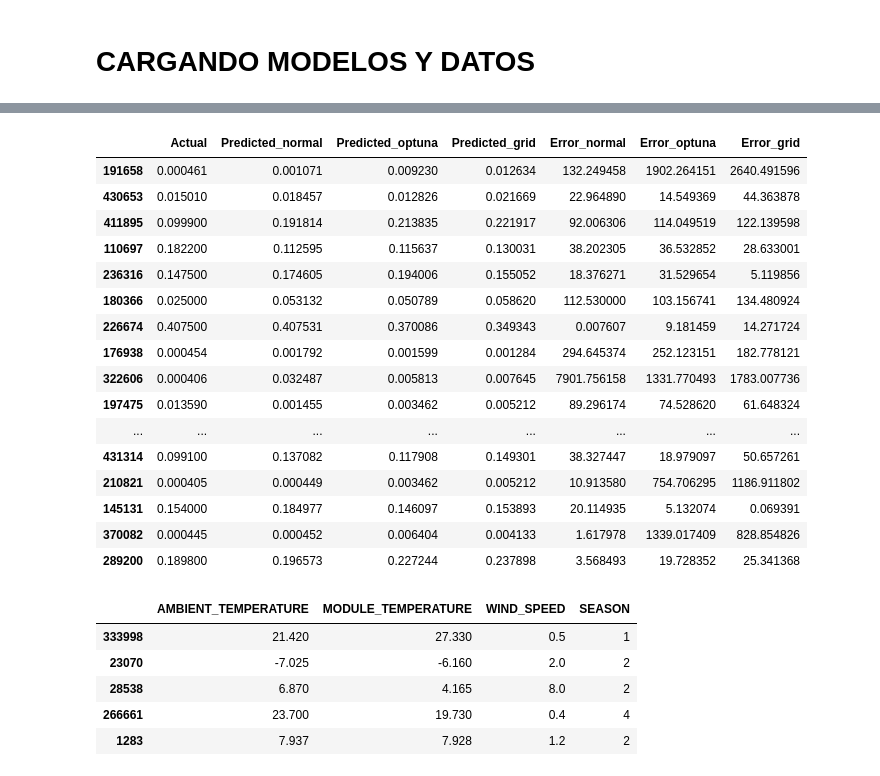
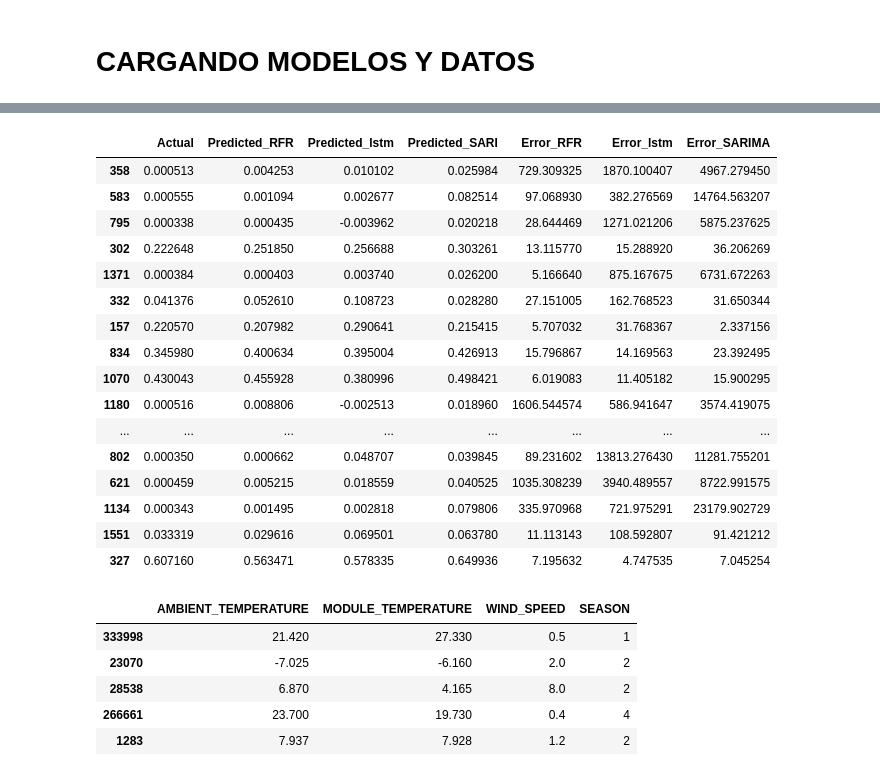
Before and after one commit to Mbenitez11/Prediccion-de-Irradiacion, a Jupyter notebook: notebooks/Visualizacion_de_Resultados.ipynb, the cells around one changed output, grey strips where cells are left out. Drawn from its saved outputs; the diff is of its cells as text; code cells hidden in the pictures.

```diff
--- a/notebooks/Visualizacion_de_Resultados.ipynb
+++ b/notebooks/Visualizacion_de_Resultados.ipynb
@@ -103,0 +353,2 @@ cross_checking.iloc[1000:1005]
+# %%
+test_base=test_base['IRRADIATION']
@@ -103,0 +372,2 @@ cross_checking.iloc[1000:1005]
+# %%
+pred_LSTM=preds_acts_with_dates['Predictions'].reset_index()
@@ -103,0 +389,3 @@ cross_checking.iloc[1000:1005]
+# %%
+predictionsSARI = SARIMA.predict(start=test.index[0], end=test.index[-1],
+                                            exog=test[['AMBIENT_TEMPERATURE', 'MODULE_TEMPERATURE',	'WIND_SPEED']])
@@ -103,0 +399,3 @@ cross_checking.iloc[1000:1005]
+# %%
+cross_checking = pd.DataFrame({'Actual' : test_base , 'Predicted_RFR' : prediction_rfr, 'Predicted_lstm' : pred_LSTM['Predictions'], 'Predicted_SARI' : predictionsSARI.values})
+cross_checking
@@ -104,63 +416,63 @@ cross_checking.iloc[1000:1005]
 # %%
 
 # Crear una columna de error con las condiciones especificadas
-cross_checking['Error_normal'] = np.where(
-    (cross_checking['Actual'] == 0) & (cross_checking['Actual'] - cross_checking['Predicted_normal'] == 0),
+cross_checking['Error_RFR'] = np.where(
+    (cross_checking['Actual'] == 0) & (cross_checking['Actual'] - cross_checking['Predicted_RFR'] == 0),
     0,
     np.where(
-        (cross_checking['Actual'] == 0) & (cross_checking['Actual'] - cross_checking['Predicted_normal'] != 0),
+        (cross_checking['Actual'] == 0) & (cross_checking['Actual'] - cross_checking['Predicted_RFR'] != 0),
         np.nan, # Reemplaza "Probablemente Apagado" con np.nan
-        abs(cross_checking['Actual'] - cross_checking['Predicted_normal']) * 100 / cross_checking['Actual']
+        abs(cross_checking['Actual'] - cross_checking['Predicted_RFR']) * 100 / cross_checking['Actual']
     )
 )
 
-cross_checking['Error_optuna'] = np.where(
-    (cross_checking['Actual'] == 0) & (cross_checking['Actual'] - cross_checking['Predicted_optuna'] == 0),
+cross_checking['Error_lstm'] = np.where(
+    (cross_checking['Actual'] == 0) & (cross_checking['Actual'] - cross_checking['Predicted_lstm'] == 0),
     0,
     np.where(
-        (cross_checking['Actual'] == 0) & (cross_checking['Actual'] - cross_checking['Predicted_optuna'] != 0),
+        (cross_checking['Actual'] == 0) & (cross_checking['Actual'] - cross_checking['Predicted_lstm'] != 0),
         np.nan, # Reemplaza "Probablemente Apagado" con np.nan
-        abs(cross_checking['Actual'] - cross_checking['Predicted_optuna']) * 100 / cross_checking['Actual']
+        abs(cross_checking['Actual'] - cross_checking['Predicted_lstm']) * 100 / cross_checking['Actual']
     )
 )
 
-cross_checking['Error_grid'] = np.where(
-    (cross_checking['Actual'] == 0) & (cross_checking['Actual'] - cross_checking['Predicted_grid'] == 0),
+cross_checking['Error_SARIMA'] = np.where(
+    (cross_checking['Actual'] == 0) & (cross_checking['Actual'] - cross_checking['Predicted_SARI'] == 0),
     0,
     np.where(
-        (cross_checking['Actual'] == 0) & (cross_checking['Actual'] - cross_checking['Predicted_grid'] != 0),
+        (cross_checking['Actual'] == 0) & (cross_checking['Actual'] - cross_checking['Predicted_SARI'] != 0),
         np.nan, # Reemplaza "Probablemente Apagado" con np.nan
-        abs(cross_checking['Actual'] - cross_checking['Predicted_grid']) * 100 / cross_checking['Actual']
+        abs(cross_checking['Actual'] - cross_checking['Predicted_SARI']) * 100 / cross_checking['Actual']
     )
 )
 
 
 # Aplicar formato de estilo con un gradiente de color personalizado para resaltar errores altos en rojo
 cross_checking.sample(25).style.background_gradient(
-    cmap='coolwarm', subset=['Error_normal', 'Error_optuna', 'Error_grid']
+    cmap='coolwarm', subset=['Error_RFR', 'Error_lstm', 'Error_SARIMA']
 ).set_properties(**{
     'font-family': 'Lucida Calligraphy',
     'color': 'DarkBlack',
     'font-size': '15px'
 })
 # %% [output]
-|  | Actual | Predicted_normal | Predicted_optuna | Predicted_grid | Error_normal | Error_optuna | Error_grid |
-| 191658 | 0.000461 | 0.001071 | 0.009230 | 0.012634 | 132.249458 | 1902.264151 | 2640.491596 |
-| 430653 | 0.015010 | 0.018457 | 0.012826 | 0.021669 | 22.964890 | 14.549369 | 44.363878 |
-| 411895 | 0.099900 | 0.191814 | 0.213835 | 0.221917 | 92.006306 | 114.049519 | 122.139598 |
-| 110697 | 0.182200 | 0.112595 | 0.115637 | 0.130031 | 38.202305 | 36.532852 | 28.633001 |
-| 236316 | 0.147500 | 0.174605 | 0.194006 | 0.155052 | 18.376271 | 31.529654 | 5.119856 |
-| 180366 | 0.025000 | 0.053132 | 0.050789 | 0.058620 | 112.530000 | 103.156741 | 134.480924 |
-| 226674 | 0.407500 | 0.407531 | 0.370086 | 0.349343 | 0.007607 | 9.181459 | 14.271724 |
-| 176938 | 0.000454 | 0.001792 | 0.001599 | 0.001284 | 294.645374 | 252.123151 | 182.778121 |
-| 322606 | 0.000406 | 0.032487 | 0.005813 | 0.007645 | 7901.756158 | 1331.770493 | 1783.007736 |
-| 197475 | 0.013590 | 0.001455 | 0.003462 | 0.005212 | 89.296174 | 74.528620 | 61.648324 |
+|  | Actual | Predicted_RFR | Predicted_lstm | Predicted_SARI | Error_RFR | Error_lstm | Error_SARIMA |
+| 358 | 0.000513 | 0.004253 | 0.010102 | 0.025984 | 729.309325 | 1870.100407 | 4967.279450 |
+| 583 | 0.000555 | 0.001094 | 0.002677 | 0.082514 | 97.068930 | 382.276569 | 14764.563207 |
+| 795 | 0.000338 | 0.000435 | -0.003962 | 0.020218 | 28.644469 | 1271.021206 | 5875.237625 |
+| 302 | 0.222648 | 0.251850 | 0.256688 | 0.303261 | 13.115770 | 15.288920 | 36.206269 |
+| 1371 | 0.000384 | 0.000403 | 0.003740 | 0.026200 | 5.166640 | 875.167675 | 6731.672263 |
+| 332 | 0.041376 | 0.052610 | 0.108723 | 0.028280 | 27.151005 | 162.768523 | 31.650344 |
+| 157 | 0.220570 | 0.207982 | 0.290641 | 0.215415 | 5.707032 | 31.768367 | 2.337156 |
+| 834 | 0.345980 | 0.400634 | 0.395004 | 0.426913 | 15.796867 | 14.169563 | 23.392495 |
+| 1070 | 0.430043 | 0.455928 | 0.380996 | 0.498421 | 6.019083 | 11.405182 | 15.900295 |
+| 1180 | 0.000516 | 0.008806 | -0.002513 | 0.018960 | 1606.544574 | 586.941647 | 3574.419075 |
 | ... | ... | ... | ... | ... | ... | ... | ... |
-| 431314 | 0.099100 | 0.137082 | 0.117908 | 0.149301 | 38.327447 | 18.979097 | 50.657261 |
-| 210821 | 0.000405 | 0.000449 | 0.003462 | 0.005212 | 10.913580 | 754.706295 | 1186.911802 |
-| 145131 | 0.154000 | 0.184977 | 0.146097 | 0.153893 | 20.114935 | 5.132074 | 0.069391 |
-| 370082 | 0.000445 | 0.000452 | 0.006404 | 0.004133 | 1.617978 | 1339.017409 | 828.854826 |
-| 289200 | 0.189800 | 0.196573 | 0.227244 | 0.237898 | 3.568493 | 19.728352 | 25.341368 |
+| 802 | 0.000350 | 0.000662 | 0.048707 | 0.039845 | 89.231602 | 13813.276430 | 11281.755201 |
+| 621 | 0.000459 | 0.005215 | 0.018559 | 0.040525 | 1035.308239 | 3940.489557 | 8722.991575 |
+| 1134 | 0.000343 | 0.001495 | 0.002818 | 0.079806 | 335.970968 | 721.975291 | 23179.902729 |
+| 1551 | 0.033319 | 0.029616 | 0.069501 | 0.063780 | 11.113143 | 108.592807 | 91.421212 |
+| 327 | 0.607160 | 0.563471 | 0.578335 | 0.649936 | 7.195632 | 4.747535 | 7.045254 |
 # %%
 X_test.head()
 # %% [output]
```
Also changed, not shown: parts of 51 cells of this notebook, 1 other file.
